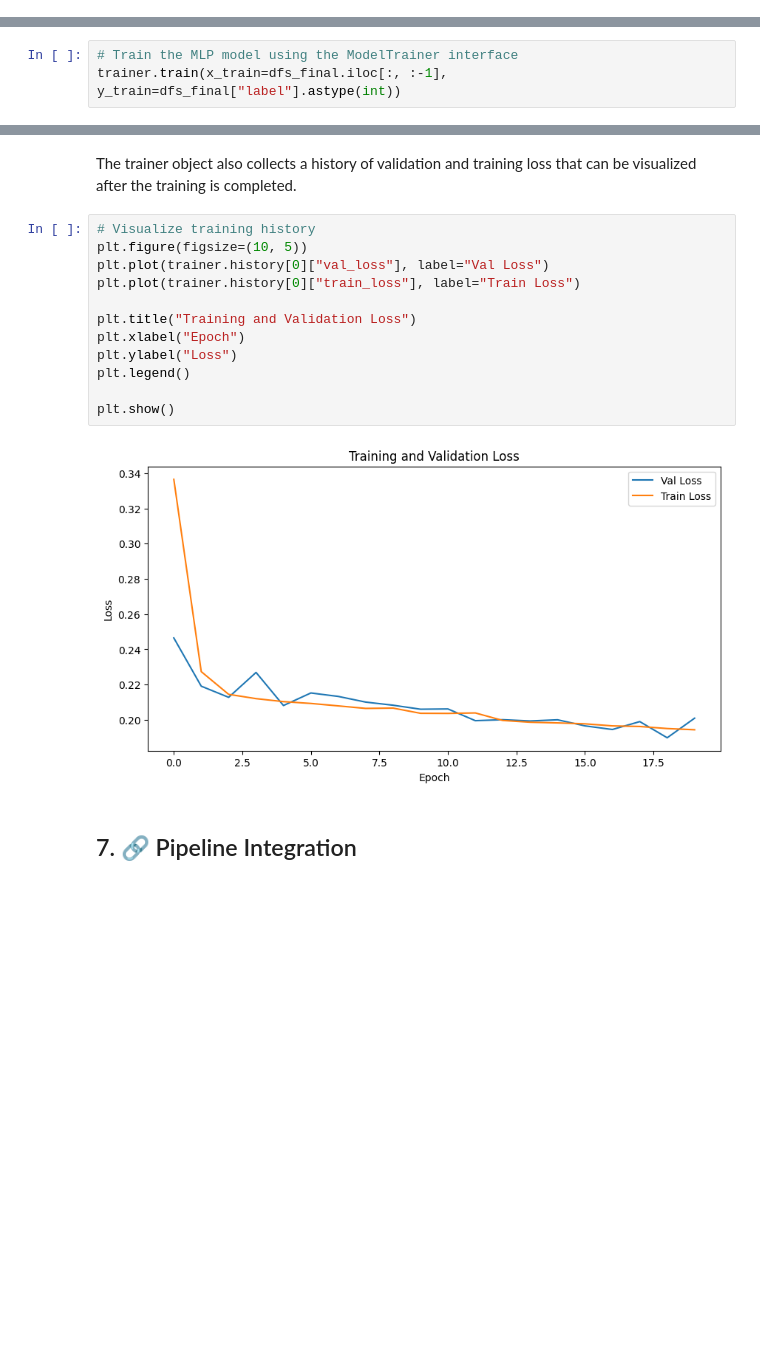
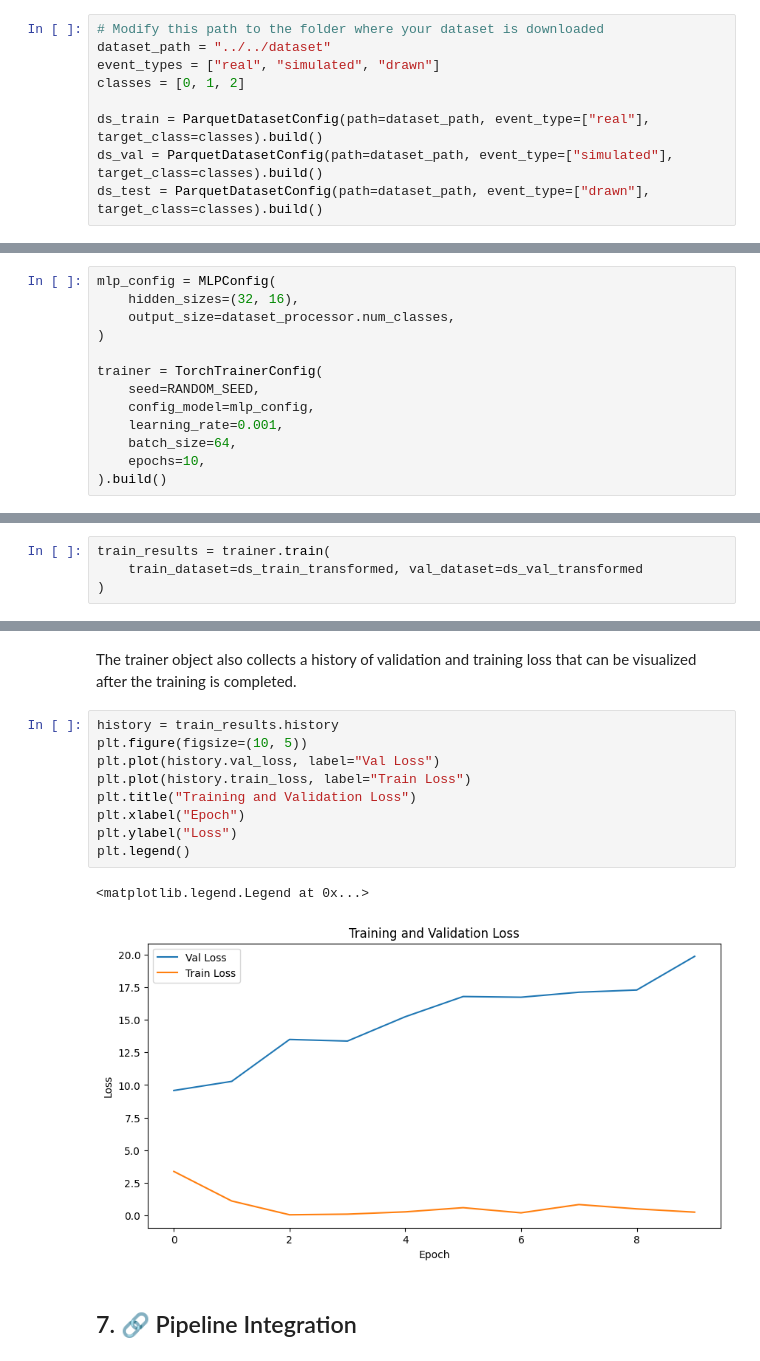
Before and after one commit to petrobras/3W, a Jupyter notebook: toolkit/demos/overview_version_2.0.0.ipynb, the cells around one changed output, grey strips where cells are left out. Cells and saved outputs as stored; diff of their text form; blank space fills up the shorter version.

```diff
--- a/toolkit/demos/overview_version_2.0.0.ipynb
+++ b/toolkit/demos/overview_version_2.0.0.ipynb
@@ -1007,0 +1036,9 @@ ds[19]
+# %%
+# Modify this path to the folder where your dataset is downloaded
+dataset_path = "../../dataset"
+event_types = ["real", "simulated", "drawn"]
+classes = [0, 1, 2]
+
+ds_train = ParquetDatasetConfig(path=dataset_path, event_type=["real"], target_class=classes).build()
+ds_val = ParquetDatasetConfig(path=dataset_path, event_type=["simulated"], target_class=classes).build()
+ds_test = ParquetDatasetConfig(path=dataset_path, event_type=["drawn"], target_class=classes).build()
@@ -1093,0 +1095,13 @@ dfs_final = pd.concat(dfs, ignore_index=True, axis=0)
+# %%
+mlp_config = MLPConfig(
+    hidden_sizes=(32, 16),
+    output_size=dataset_processor.num_classes,
+)
+
+trainer = TorchTrainerConfig(
+    seed=RANDOM_SEED,
+    config_model=mlp_config,
+    learning_rate=0.001,
+    batch_size=64,
+    epochs=10,
+).build()
@@ -1095,6 +1112,7 @@ dfs_final = pd.concat(dfs, ignore_index=True, axis=0)
 **IV. Training**
 # %% [markdown]
 Finally we can call the train function using the trainer object.
-# %%
-# Train the MLP model using the ModelTrainer interface
-trainer.train(x_train=dfs_final.iloc[:, :-1], y_train=dfs_final["label"].astype(int))
+# %%
+train_results = trainer.train(
+    train_dataset=ds_train_transformed, val_dataset=ds_val_transformed
+)
@@ -1190,19 +1160,17 @@ Metrics:
 # %% [markdown]
 The trainer object also collects a history of validation and training loss that can be visualized after the training is completed.
 # %%
-# Visualize training history
+history = train_results.history
 plt.figure(figsize=(10, 5))
-plt.plot(trainer.history[0]["val_loss"], label="Val Loss")
-plt.plot(trainer.history[0]["train_loss"], label="Train Loss")
-
+plt.plot(history.val_loss, label="Val Loss")
+plt.plot(history.train_loss, label="Train Loss")
 plt.title("Training and Validation Loss")
 plt.xlabel("Epoch")
 plt.ylabel("Loss")
 plt.legend()
-
-plt.show()
 # %% [output]
+<matplotlib.legend.Legend at 0x...>
-[figure, old version]
+[figure, new version]
 # %% [markdown]
 ## 7. 🔗 Pipeline Integration
 # %% [markdown]
```
Also changed, not shown: parts of 149 cells of this notebook, 2 other files.
